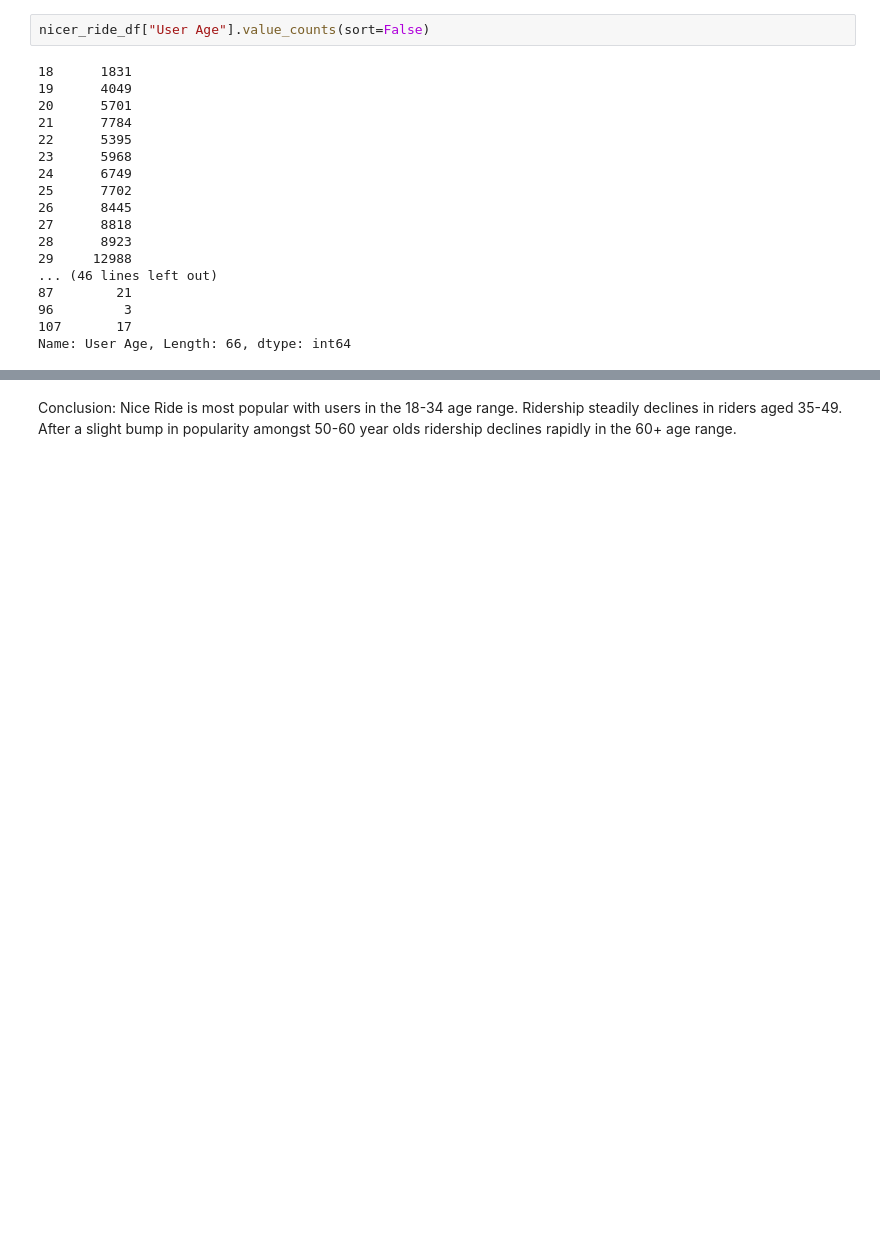
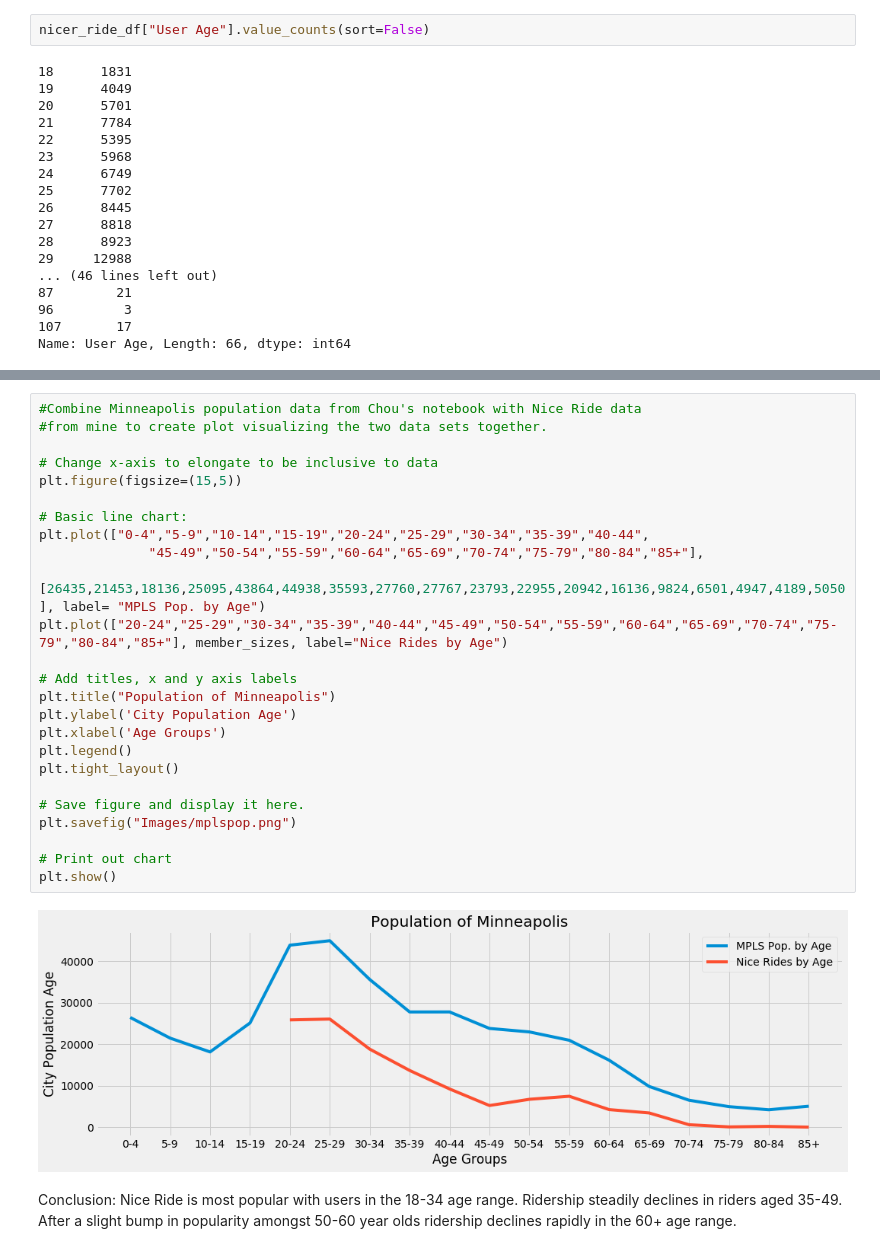
Before and after one commit to tdrygg/Group-Project, a Jupyter notebook: Tyler Rygg Group Project/NiceRide_age_pie.ipynb, the cells around one changed output, grey strips where cells are left out. Drawn from its saved outputs; the diff is of its cells as text; blank space fills up the shorter version.

```diff
--- a/Tyler Rygg Group Project/NiceRide_age_pie.ipynb
+++ b/Tyler Rygg Group Project/NiceRide_age_pie.ipynb
@@ -232,3 +254,30 @@ Name: User Age, Length: 66, dtype: int64
+# %%
+#Combine Minneapolis population data from Chou's notebook with Nice Ride data
+#from mine to create plot visualizing the two data sets together.
+
+# Change x-axis to elongate to be inclusive to data
+plt.figure(figsize=(15,5))
+
+# Basic line chart:
+plt.plot(["0-4","5-9","10-14","15-19","20-24","25-29","30-34","35-39","40-44",
+              "45-49","50-54","55-59","60-64","65-69","70-74","75-79","80-84","85+"],
+         [26435,21453,18136,25095,43864,44938,35593,27760,27767,23793,22955,20942,16136,9824,6501,4947,4189,5050], label= "MPLS Pop. by Age")
+plt.plot(["20-24","25-29","30-34","35-39","40-44","45-49","50-54","55-59","60-64","65-69","70-74","75-79","80-84","85+"], member_sizes, label="Nice Rides by Age")
+
+# Add titles, x and y axis labels
+plt.title("Population of Minneapolis")
+plt.ylabel('City Population Age')
+plt.xlabel('Age Groups')
+plt.legend()
+plt.tight_layout()
+
+# Save figure and display it here.
+plt.savefig("Images/mplspop.png")
+
+# Print out chart
+plt.show()
+# %% [output]
+[figure, added]
 # %% [markdown]
 Conclusion:
 Nice Ride is most popular with users in the 18-34 age range. Ridership steadily declines in riders aged 35-49. After a slight bump in popularity amongst 50-60 year olds ridership declines rapidly in the 60+ age range.
```
Also changed, not shown: parts of 1 cell of this notebook.
